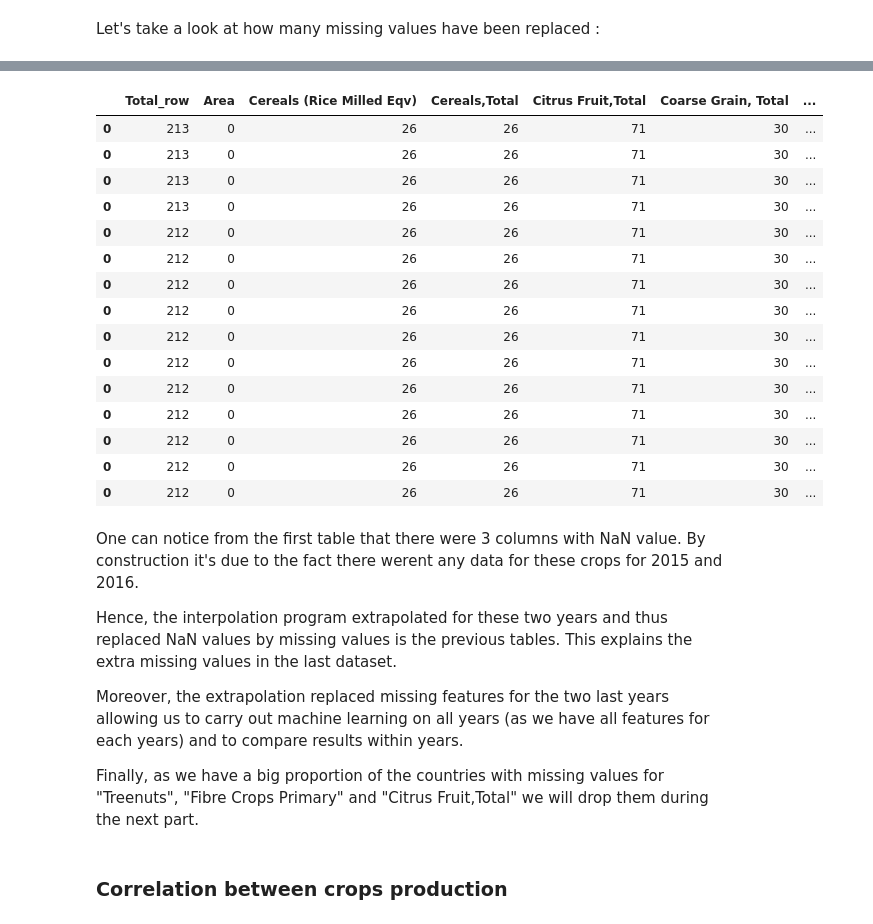
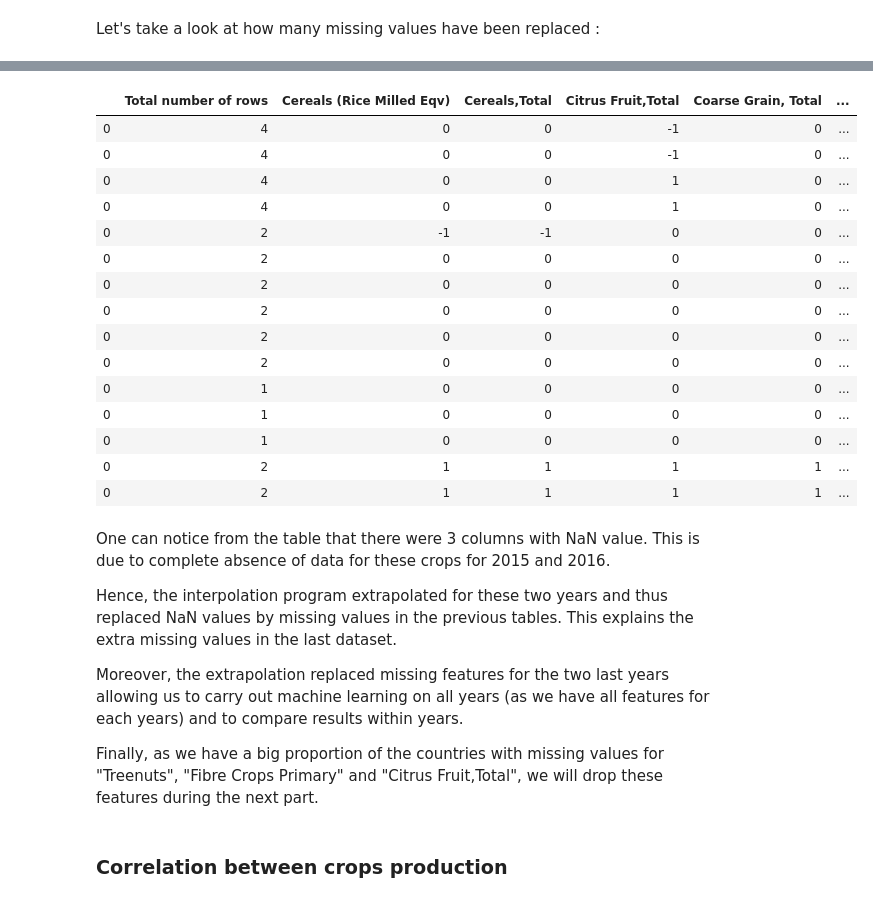
Before and after one commit to amara-slaymaker/ada_project-ada_nakamura, a Jupyter notebook: notebook_reorg.ipynb, the cells around one changed output, grey strips where cells are left out. Saved outputs shown, nothing was run; the diff lists cells and outputs as text; code cells hidden in the pictures.

```diff
--- a/notebook_reorg.ipynb
+++ b/notebook_reorg.ipynb
@@ -122,7 +118,7 @@ However, in order to execute a linear interpolation we need to see if the evolut
 # %%
-# Visual check of fertilizer evolution over the years
+# Visually check the fertilizer evolution over the years
 fig = plt.figure(figsize = (15, 10))
-for area in fertilizer_area.sample(n=10).Area.unique()[:10]:
+for area in fertilizer_area.sample(n=10).Area.unique()[:10]: #take randomly 10 countries in the dataset
     a=fertilizer_area.query('Area == @area and `Item Code`==3102')
     x=a.Year
     y=a.Value
@@ -130,5 +126,5 @@ for area in fertilizer_area.sample(n=10).Area.unique()[:10]:
     plt.legend()
     plt.xlabel('Year')
     plt.ylabel('Fertilizer Use (kg/ha)')
-    plt.title('Evolution of fertilizer use over ')
+    plt.title('Evolution of fertilizer use over time')
 # %% [output]
@@ -266,20 +247,22 @@ dtype: int64
 # %% [markdown]
 We can expand that analysis for all years:
 # %%
-# count total of missing values for all years
+# count total number of missing values for all years
 miss_count=pd.DataFrame()
-for year in fertilizer_area.Year.unique():
-    crop_year = (crops.query('`Element Code` == 5419') #creates the dataframe containing yields for the considered year
-        .query('`Year Code` == @year')
-        .query('`Item Code` >1000')
-        .query('`Area Code` <300')
-        .pivot(index='Area Code',columns='Item',values='Value')
-        .reset_index()
-          )
-    keys = ['Total_row'] + crop_year.columns.values.tolist()
-    values = [crop_year.shape[0]] + crop_year.isnull().sum().values.tolist()
+for year in year_range:
+    crop_year = (crops.query('`Element Code` == 5419') #select the yields
+                      .query('`Year Code` == @year') #select the year
+                      .query('`Item Code` >1000') #select the group yields
+                      .query('`Area Code` <300') #deselect the group of countries (such as Africa, America, ...)
+                      .pivot(index='Area Code',columns='Item',values='Value')
+                      .reset_index())
+
+    keys = ['Total number of rows'] + crop_year.columns.values.tolist()[1:]
+    values = [crop_year.shape[0]] + crop_year.isna().sum().values.tolist()[1:] #count the missing values
     dictionary = dict(zip(keys, values))
     df = pd.DataFrame.from_records([dictionary])
     miss_count = miss_count.append(df,sort=False)
-miss_count.sum()
+
+print(miss_count.sum())
+print('There are',miss_count.sum()[1:].sum(), 'missing values in total')
 # %% [output]
@@ -413,10 +396,11 @@ for year in fertilizer_area.Year.unique():
         .pivot(index='Area',columns='Item',values='Value')
         .reset_index()
           )
-    keys=['Total_row']+crop_year.columns.values.tolist()
-    values=[crop_year.shape[0]]+np.round(crop_year.isnull().sum().values).tolist()
+    keys=['Total number of rows']+crop_year.columns.values.tolist()[1:]
+    values=[crop_year.shape[0]]+np.round(crop_year.isnull().sum().values).tolist()[1:]
     dictionary = dict(zip(keys, values))
     df=pd.DataFrame.from_records([dictionary])
     miss_count2=miss_count2.append(df, sort=False)
-miss_count2.sum()
+print(miss_count2.sum())
+print('There are',miss_count2.sum()[1:].sum(), 'missing values in total')
 # %% [output]
@@ -480,30 +445,30 @@ miss_count
 # %%
-miss_count2
+miss_count2-miss_count
 # %% [output]
-|  | Total_row | Area | Cereals (Rice Milled Eqv) | Cereals,Total | Citrus Fruit,Total | Coarse Grain, Total | ... |
-| 0 | 213 | 0 | 26 | 26 | 71 | 30 | ... |
-| 0 | 213 | 0 | 26 | 26 | 71 | 30 | ... |
-| 0 | 213 | 0 | 26 | 26 | 71 | 30 | ... |
-| 0 | 213 | 0 | 26 | 26 | 71 | 30 | ... |
-| 0 | 212 | 0 | 26 | 26 | 71 | 30 | ... |
-| 0 | 212 | 0 | 26 | 26 | 71 | 30 | ... |
-| 0 | 212 | 0 | 26 | 26 | 71 | 30 | ... |
-| 0 | 212 | 0 | 26 | 26 | 71 | 30 | ... |
-| 0 | 212 | 0 | 26 | 26 | 71 | 30 | ... |
-| 0 | 212 | 0 | 26 | 26 | 71 | 30 | ... |
-| 0 | 212 | 0 | 26 | 26 | 71 | 30 | ... |
-| 0 | 212 | 0 | 26 | 26 | 71 | 30 | ... |
-| 0 | 212 | 0 | 26 | 26 | 71 | 30 | ... |
-| 0 | 212 | 0 | 26 | 26 | 71 | 30 | ... |
-| 0 | 212 | 0 | 26 | 26 | 71 | 30 | ... |
+|  | Total number of rows | Cereals (Rice Milled Eqv) | Cereals,Total | Citrus Fruit,Total | Coarse Grain, Total | ... |
+| 0 | 4 | 0 | 0 | -1 | 0 | ... |
+| 0 | 4 | 0 | 0 | -1 | 0 | ... |
+| 0 | 4 | 0 | 0 | 1 | 0 | ... |
+| 0 | 4 | 0 | 0 | 1 | 0 | ... |
+| 0 | 2 | -1 | -1 | 0 | 0 | ... |
+| 0 | 2 | 0 | 0 | 0 | 0 | ... |
+| 0 | 2 | 0 | 0 | 0 | 0 | ... |
+| 0 | 2 | 0 | 0 | 0 | 0 | ... |
+| 0 | 2 | 0 | 0 | 0 | 0 | ... |
+| 0 | 2 | 0 | 0 | 0 | 0 | ... |
+| 0 | 1 | 0 | 0 | 0 | 0 | ... |
+| 0 | 1 | 0 | 0 | 0 | 0 | ... |
+| 0 | 1 | 0 | 0 | 0 | 0 | ... |
+| 0 | 2 | 1 | 1 | 1 | 1 | ... |
+| 0 | 2 | 1 | 1 | 1 | 1 | ... |
 # %% [markdown]
-One can notice from the first table that there were 3 columns with NaN value. By construction it's due to the fact there werent any data for these crops for 2015 and 2016.
+One can notice from the table that there were 3 columns with NaN value. This is due to complete absence of data for these crops for 2015 and 2016.
 
-Hence, the interpolation program extrapolated for these two years and thus replaced NaN values by missing values is the previous tables. This explains the extra missing values in the last  dataset.
+Hence, the interpolation program extrapolated for these two years and thus replaced NaN values by missing values in the previous tables. This explains the extra missing values in the last dataset.
 
 Moreover, the extrapolation replaced missing features for the two last years allowing us to carry out machine learning on all years (as we have all features for each years) and to compare results within years.
 
-Finally, as we have a big proportion of the countries with missing values for "Treenuts", "Fibre Crops Primary" and "Citrus Fruit,Total" we will drop them during the next part.
+Finally, as we have a big proportion of the countries with missing values for "Treenuts", "Fibre Crops Primary" and "Citrus Fruit,Total", we will drop these features during the next part.
 # %% [markdown]
 ### Correlation between crops production
 # %% [markdown]
```
Also changed, not shown: parts of 38 cells of this notebook.
